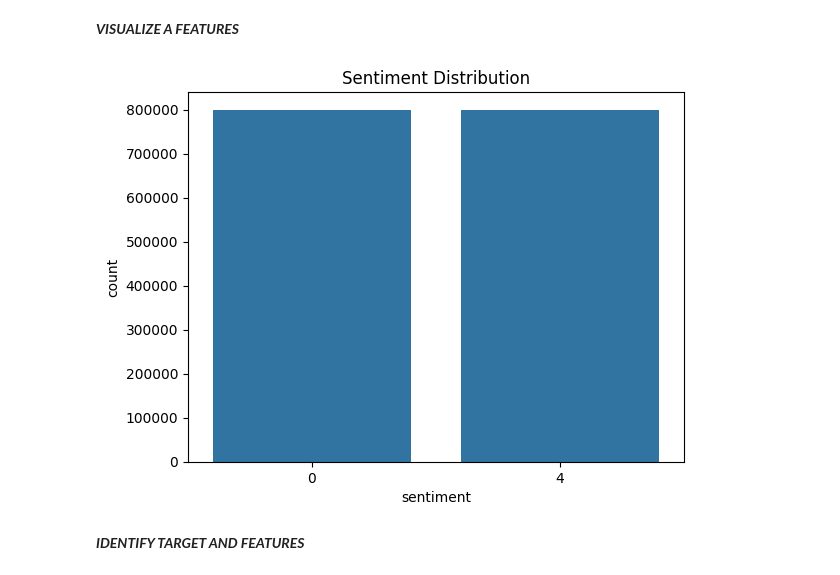
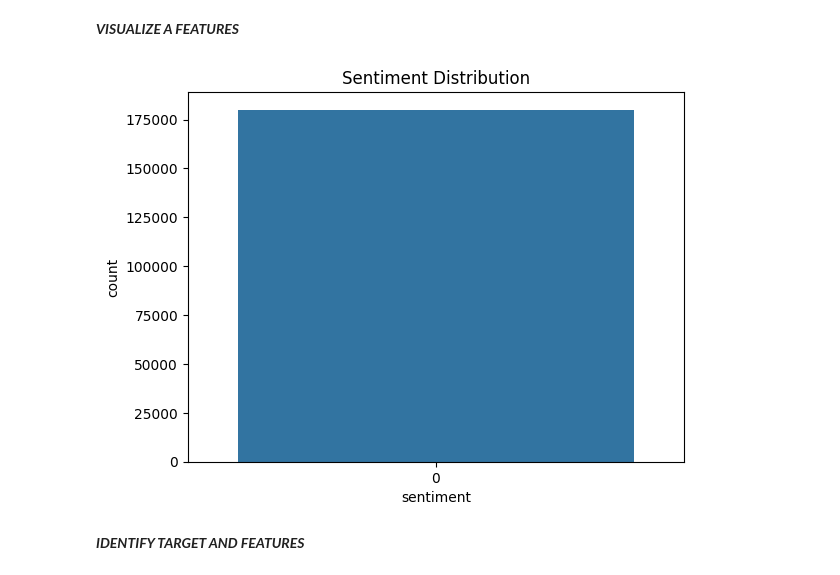
Before and after one commit to susan6456/Decoding-emotional-through-sentiment-analysis-of-social-media-conversation-, a Jupyter notebook: data_science_project.ipynb, the cells around one changed output. Drawn from its saved outputs; the diff is of its cells as text; code cells hidden in the pictures.

```diff
--- a/data_science_project.ipynb
+++ b/data_science_project.ipynb
@@ -96,19 +114,19 @@ duplicate rows: 0
 # %%
 import matplotlib.pyplot as plt
 import seaborn as sns #Import seaborn and assign alias
 import pandas as pd
 
 # Specify the encoding when reading the CSV file
-df = pd.read_csv('training.1600000.processed.noemoticon.csv', encoding='latin-1', header=None)  # Try 'latin-1' or 'ISO-8859-1'
+df = pd.read_csv('training.50000.processed.noemoticon.csv', encoding='latin-1', header=None)  # Try 'latin-1' or 'ISO-8859-1'
 
 # Assign column names
 df.columns = ["sentiment", "id", "date", "query", "user", "text"]
 
 sns.countplot(x='sentiment', data=df)
 plt.title('Sentiment Distribution')
 plt.show()
 # %% [output]
-[figure, old version]
+[figure, new version]
 # %% [markdown]
 ***IDENTIFY TARGET AND FEATURES***
 # %%
```
Also changed, not shown: parts of 7 cells of this notebook.
